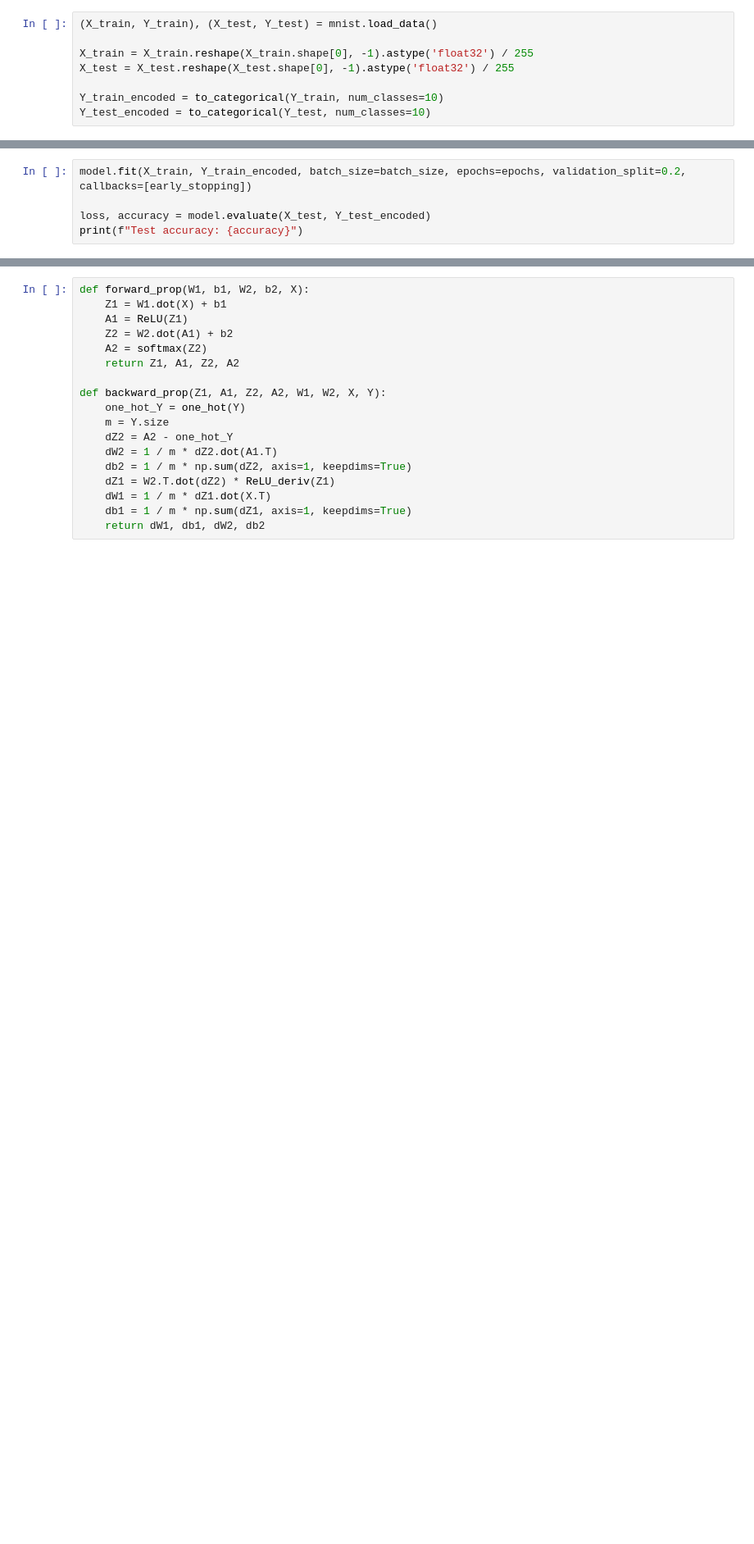
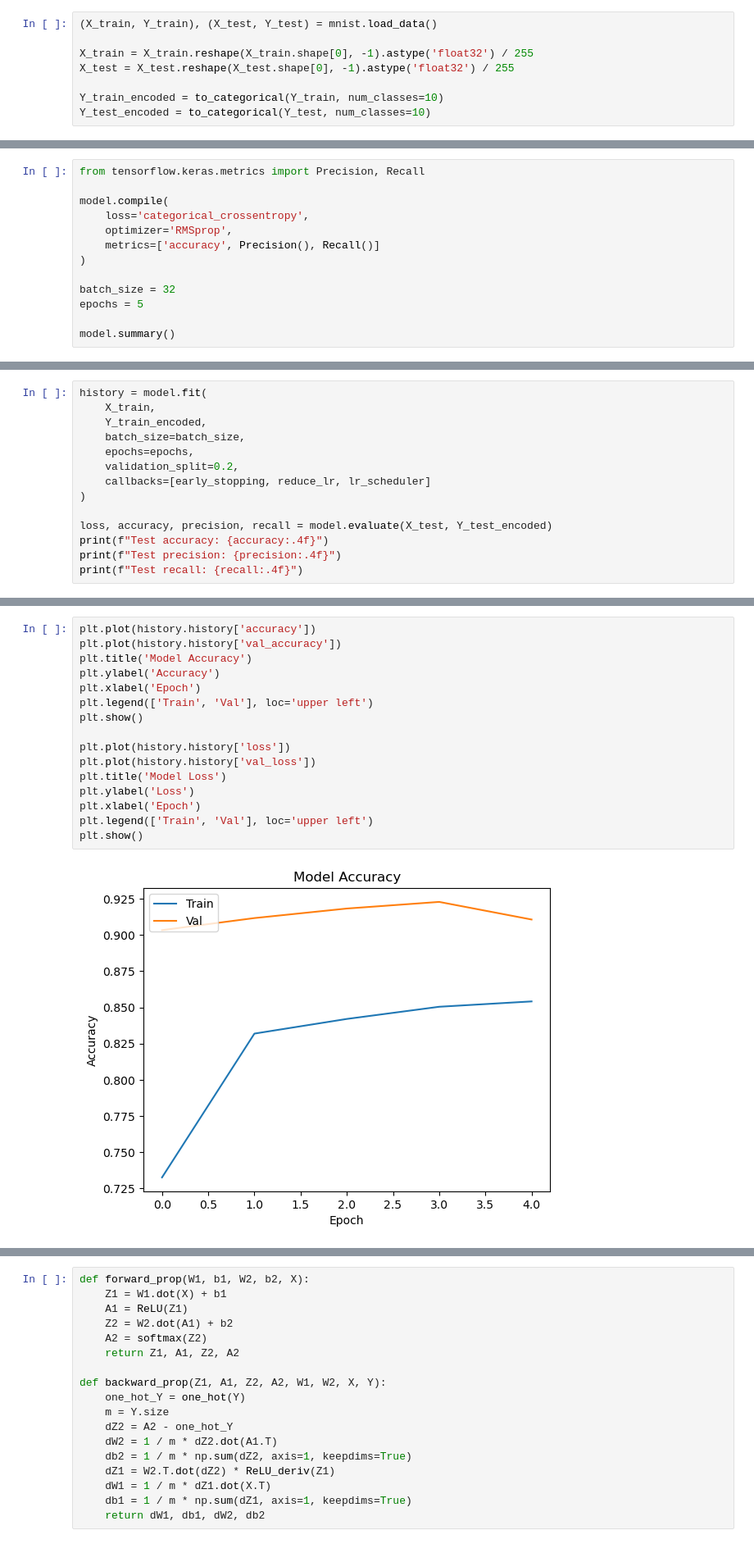
Before and after one commit to sogutemir/MLHomework, a Jupyter notebook: homework.ipynb, the cells around one changed output, grey strips where cells are left out. Shown at 82% size. Cells and saved outputs as stored; diff of their text form; blank space fills up the shorter version.

```diff
--- a/homework.ipynb
+++ b/homework.ipynb
@@ -58,0 +53,13 @@ _________________________________________________________________
+# %%
+from tensorflow.keras.metrics import Precision, Recall
+
+model.compile(
+    loss='categorical_crossentropy',
+    optimizer='RMSprop',
+    metrics=['accuracy', Precision(), Recall()]
+)
+
+batch_size = 32
+epochs = 5
+
+model.summary()
@@ -59,6 +84,15 @@ _________________________________________________________________
 # %%
-model.fit(X_train, Y_train_encoded, batch_size=batch_size, epochs=epochs, validation_split=0.2, callbacks=[early_stopping])
+history = model.fit(
+    X_train,
+    Y_train_encoded,
+    batch_size=batch_size,
+    epochs=epochs,
+    validation_split=0.2,
+    callbacks=[early_stopping, reduce_lr, lr_scheduler]
+)
 
-loss, accuracy = model.evaluate(X_test, Y_test_encoded)
-print(f"Test accuracy: {accuracy}")
+loss, accuracy, precision, recall = model.evaluate(X_test, Y_test_encoded)
+print(f"Test accuracy: {accuracy:.4f}")
+print(f"Test precision: {precision:.4f}")
+print(f"Test recall: {recall:.4f}")
 # %% [output]
@@ -70,0 +113,18 @@ KeyboardInterrupt:
+# %%
+plt.plot(history.history['accuracy'])
+plt.plot(history.history['val_accuracy'])
+plt.title('Model Accuracy')
+plt.ylabel('Accuracy')
+plt.xlabel('Epoch')
+plt.legend(['Train', 'Val'], loc='upper left')
+plt.show()
+
+plt.plot(history.history['loss'])
+plt.plot(history.history['val_loss'])
+plt.title('Model Loss')
+plt.ylabel('Loss')
+plt.xlabel('Epoch')
+plt.legend(['Train', 'Val'], loc='upper left')
+plt.show()
+# %% [output]
+[figure, added]
```
Also changed, not shown: parts of 10 cells of this notebook, 1 other file.
